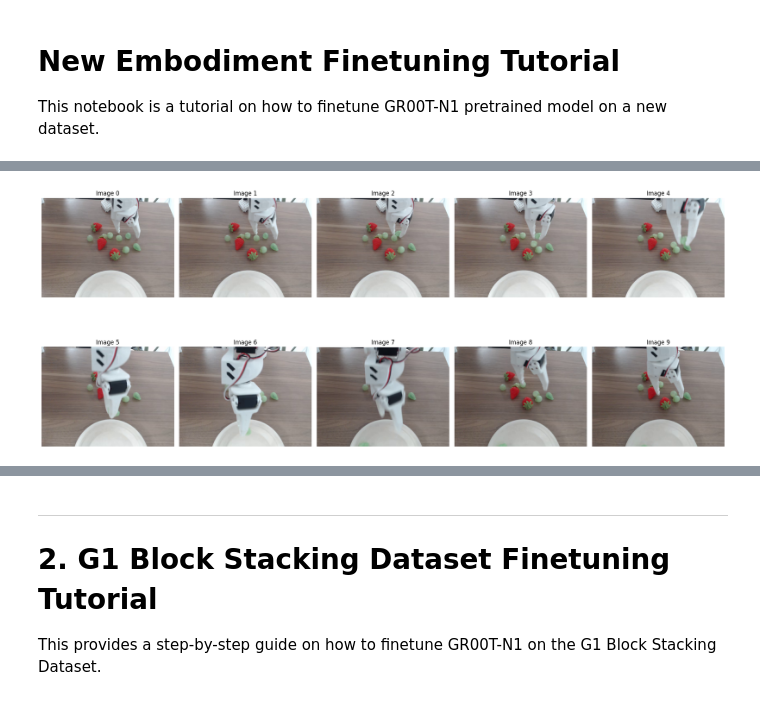
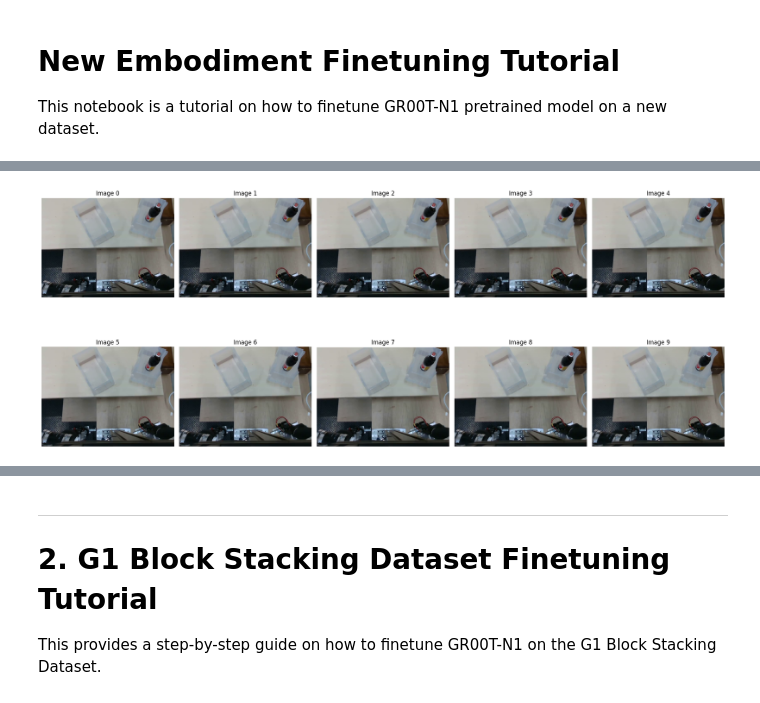
Before and after one commit to reazon-research/Isaac-GR00T, a Jupyter notebook: getting_started/3_new_embodiment_finetuning.ipynb, the cells around one changed output, grey strips where cells are left out. Cells and saved outputs as stored; diff of their text form; code cells hidden in the pictures.

Commit message:
Update data example 1 to use openarm

```diff
--- a/getting_started/3_new_embodiment_finetuning.ipynb
+++ b/getting_started/3_new_embodiment_finetuning.ipynb
@@ -38,9 +38,9 @@ from gr00t.data.dataset import LeRobotSingleDataset
 from gr00t.experiment.data_config import DATA_CONFIG_MAP
 from gr00t.data.embodiment_tags import EmbodimentTag
 
-dataset_path = "../demo_data/so100_strawberry_grape"   # change this to your dataset path
+dataset_path = "../demo_data/openarm.PickNPlace/"   # change this to your dataset path
 
-data_config = DATA_CONFIG_MAP["so100"]
+data_config = DATA_CONFIG_MAP["openarm"]
 
 dataset = LeRobotSingleDataset(
     dataset_path=dataset_path,
@@ -70,25 +71,25 @@ Initialized dataset so100_strawberry_grape with EmbodimentTag.NEW_EMBODIMENT
 # %%
 # visualize the dataset
 # show img
 import matplotlib.pyplot as plt
 
 images_list = []
 
 for i in range(100):
     if i % 10 == 0:
         resp = dataset[i]
-        img = resp["video.webcam"][0]
+        img = resp["video.ego_view"][0]
         images_list.append(img)
 
 fig, axs = plt.subplots(2, 5, figsize=(20, 10))
 for i, ax in enumerate(axs.flat):
     ax.imshow(images_list[i])
     ax.axis("off")
     ax.set_title(f"Image {i}")
 plt.tight_layout() # adjust the subplots to fit into the figure area.
 plt.show()
 # %% [output]
-[figure, old version]
+[figure, new version]
 # %% [markdown]
 ## Step 2: Finetuning
 
```
Also changed, not shown: parts of 2 cells of this notebook, 6 other files.
